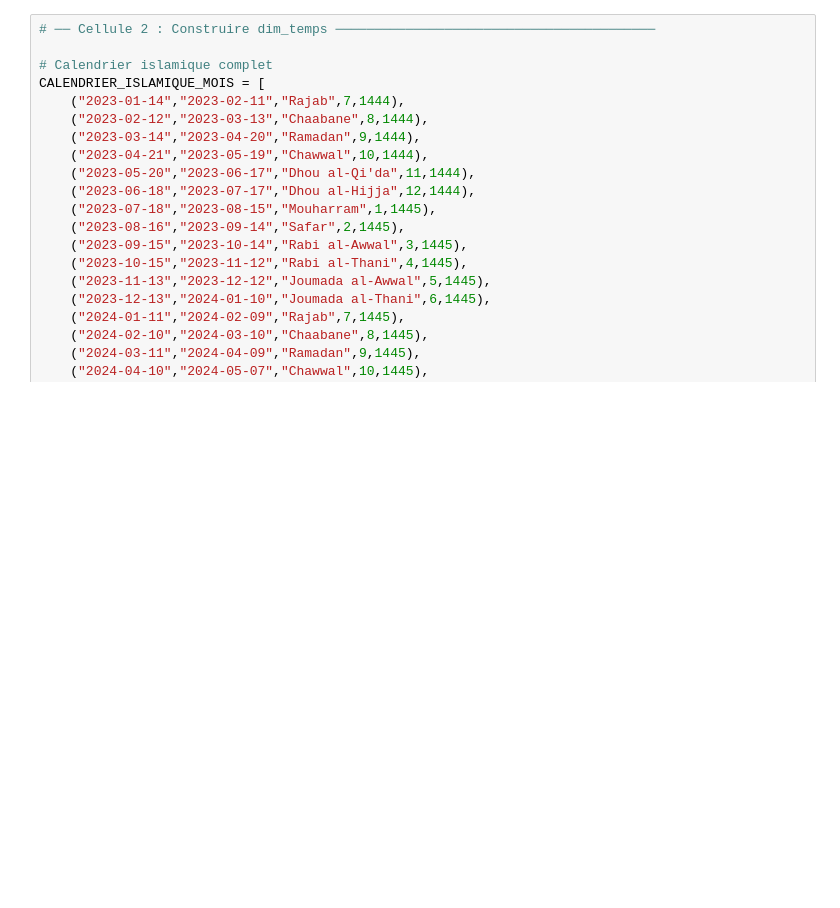
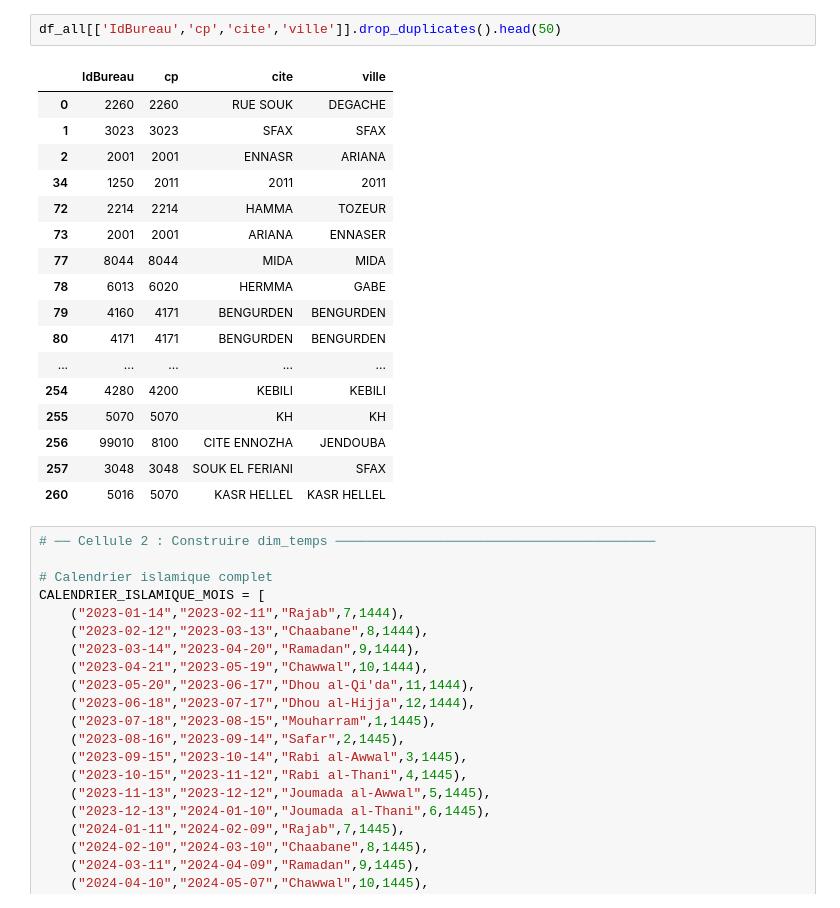
Before and after one commit to EyaTouati/postalytics, a Jupyter notebook: postalytics/data_pipeline/notebooks/03_transformation.ipynb, the cells around one changed output. Drawn from its saved outputs; the diff is of its cells as text; blank space fills up the shorter version.

```diff
--- a/postalytics/data_pipeline/notebooks/03_transformation.ipynb
+++ b/postalytics/data_pipeline/notebooks/03_transformation.ipynb
@@ -51,3 +79,23 @@ Name: count, dtype: int64
+# %%
+df_all[['IdBureau','cp','cite','ville']].drop_duplicates().head(50)
+# %% [output]
+|  | IdBureau | cp | cite | ville |
+| 0 | 2260 | 2260 | RUE SOUK | DEGACHE |
+| 1 | 3023 | 3023 | SFAX | SFAX |
+| 2 | 2001 | 2001 | ENNASR | ARIANA |
+| 34 | 1250 | 2011 | 2011 | 2011 |
+| 72 | 2214 | 2214 | HAMMA | TOZEUR |
+| 73 | 2001 | 2001 | ARIANA | ENNASER |
+| 77 | 8044 | 8044 | MIDA | MIDA |
+| 78 | 6013 | 6020 | HERMMA | GABE |
+| 79 | 4160 | 4171 | BENGURDEN | BENGURDEN |
+| 80 | 4171 | 4171 | BENGURDEN | BENGURDEN |
+| ... | ... | ... | ... | ... |
+| 254 | 4280 | 4200 | KEBILI | KEBILI |
+| 255 | 5070 | 5070 | KH | KH |
+| 256 | 99010 | 8100 | CITE ENNOZHA | JENDOUBA |
+| 257 | 3048 | 3048 | SOUK EL FERIANI | SFAX |
+| 260 | 5016 | 5070 | KASR HELLEL | KASR HELLEL |
 # %%
 # ── Cellule 2 : Construire dim_temps ─────────────────────────────────────────
 
```
Also changed, not shown: parts of 9 cells of this notebook, 16 other files.
